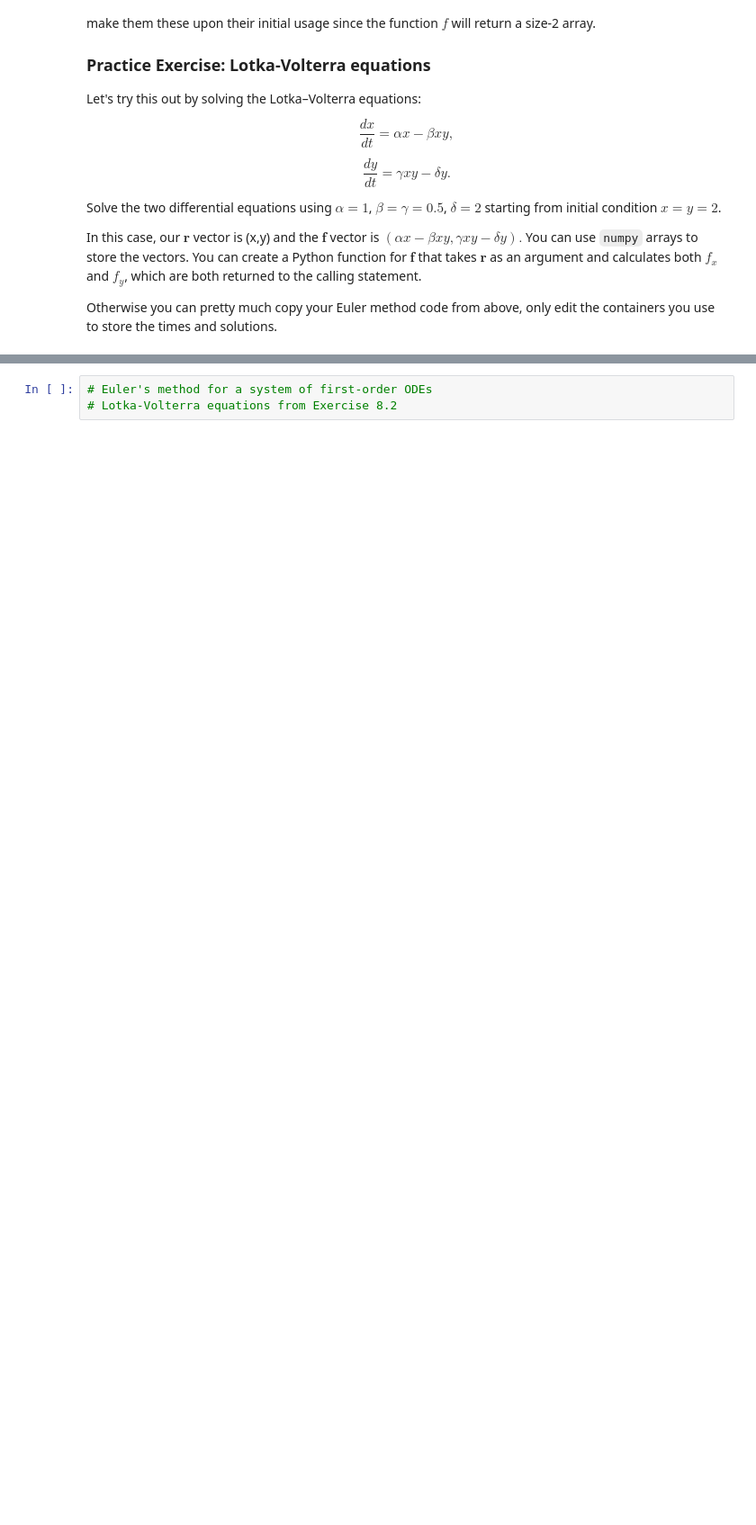
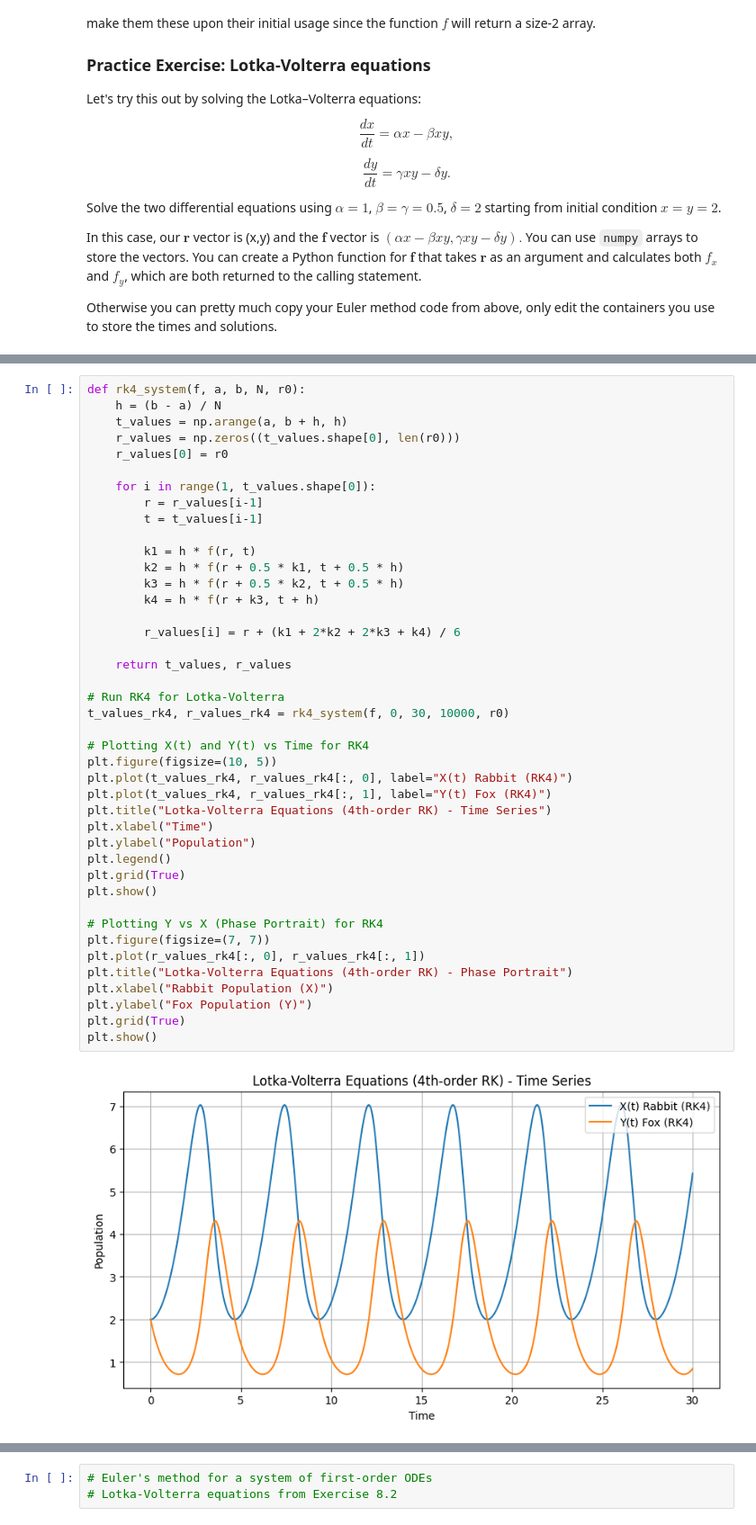
Before and after one commit to AcamaroCutcher/Computational-Physics, a Jupyter notebook: Class Notes/ph322_lecture11_may07_2026_prelecture.ipynb, the cells around one changed output, grey strips where cells are left out. Shown at 90% size. Cells and saved outputs as stored; diff of their text form; blank space fills up the shorter version.

```diff
--- a/Class Notes/ph322_lecture11_may07_2026_prelecture.ipynb
+++ b/Class Notes/ph322_lecture11_may07_2026_prelecture.ipynb
@@ -534,0 +707,44 @@ Otherwise you can pretty much copy your Euler method code from above, only edit
+# %%
+def rk4_system(f, a, b, N, r0):
+    h = (b - a) / N
+    t_values = np.arange(a, b + h, h)
+    r_values = np.zeros((t_values.shape[0], len(r0)))
+    r_values[0] = r0
+
+    for i in range(1, t_values.shape[0]):
+        r = r_values[i-1]
+        t = t_values[i-1]
+
+        k1 = h * f(r, t)
+        k2 = h * f(r + 0.5 * k1, t + 0.5 * h)
+        k3 = h * f(r + 0.5 * k2, t + 0.5 * h)
+        k4 = h * f(r + k3, t + h)
+
+        r_values[i] = r + (k1 + 2*k2 + 2*k3 + k4) / 6
+
+    return t_values, r_values
+
+# Run RK4 for Lotka-Volterra
+t_values_rk4, r_values_rk4 = rk4_system(f, 0, 30, 10000, r0)
+
+# Plotting X(t) and Y(t) vs Time for RK4
+plt.figure(figsize=(10, 5))
+plt.plot(t_values_rk4, r_values_rk4[:, 0], label="X(t) Rabbit (RK4)")
+plt.plot(t_values_rk4, r_values_rk4[:, 1], label="Y(t) Fox (RK4)")
+plt.title("Lotka-Volterra Equations (4th-order RK) - Time Series")
+plt.xlabel("Time")
+plt.ylabel("Population")
+plt.legend()
+plt.grid(True)
+plt.show()
+
+# Plotting Y vs X (Phase Portrait) for RK4
+plt.figure(figsize=(7, 7))
+plt.plot(r_values_rk4[:, 0], r_values_rk4[:, 1])
+plt.title("Lotka-Volterra Equations (4th-order RK) - Phase Portrait")
+plt.xlabel("Rabbit Population (X)")
+plt.ylabel("Fox Population (Y)")
+plt.grid(True)
+plt.show()
+# %% [output]
+[figure, added]
```
Also changed, not shown: parts of 4 cells of this notebook.
